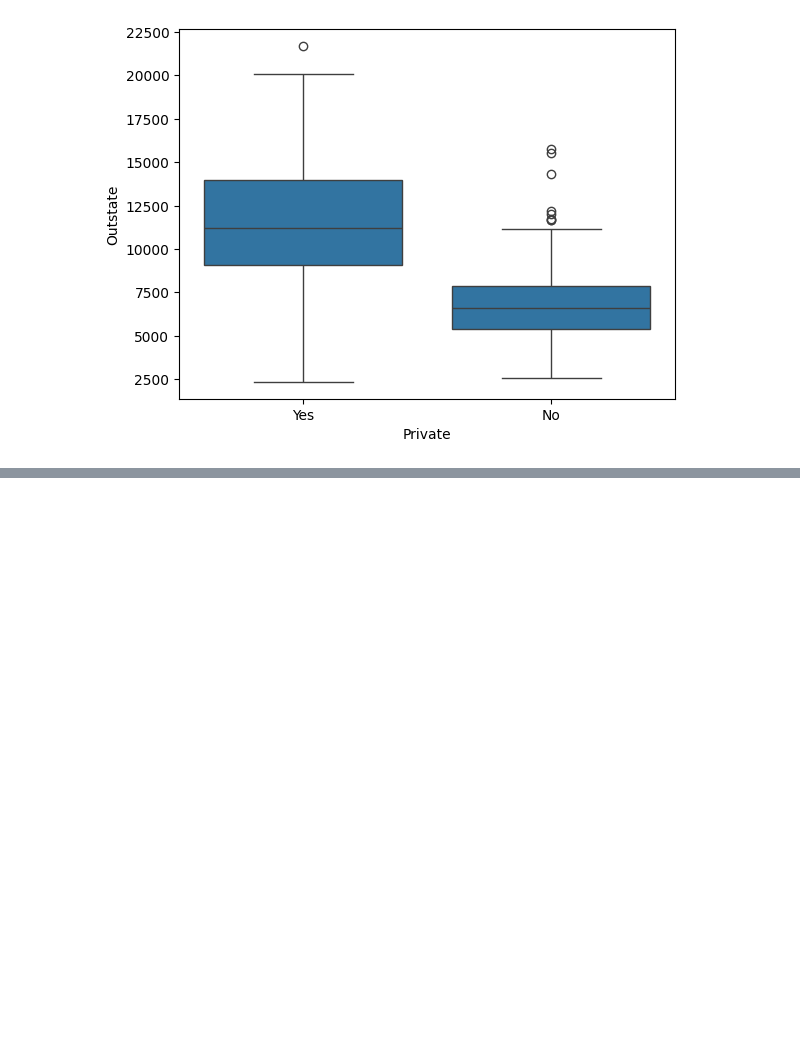
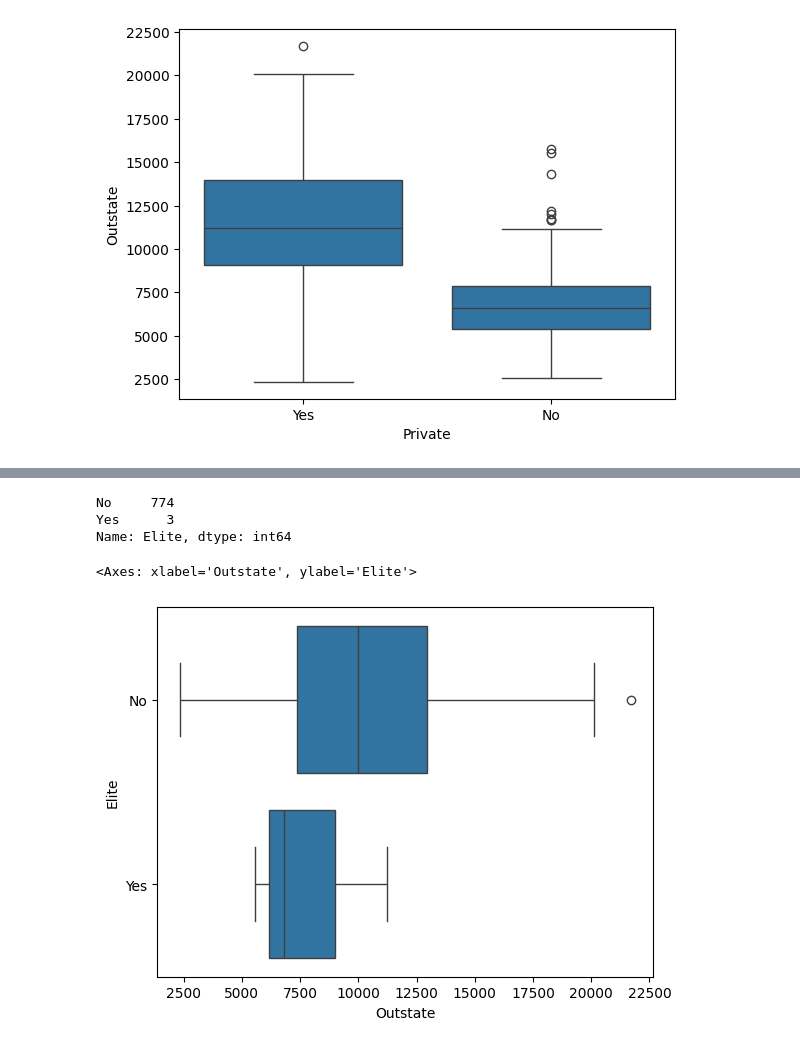
Before and after one commit to caoa0816/ISLP_labs, a Jupyter notebook: ch02/Ch02-exercise.ipynb, the cells around one changed output, grey strips where cells are left out. Drawn from its saved outputs; the diff is of its cells as text; code cells hidden in the pictures; blank space fills up the shorter version.

```diff
--- a/ch02/Ch02-exercise.ipynb
+++ b/ch02/Ch02-exercise.ipynb
@@ -71,0 +69,4 @@ TypeError: ufunc 'divide' not supported for the input types, and the inputs coul
+# %%
+college['Elite'] = pd.cut(college['Top10perc'], [0,0.5,1],labels=['No', 'Yes'])
+# %%
+college.fillna("No", inplace=True)
@@ -71,0 +82,11 @@ TypeError: ufunc 'divide' not supported for the input types, and the inputs coul
+# %%
+college['Elite'].value_counts()
+# %% [output]
+No     774
+Yes      3
+Name: Elite, dtype: int64
+# %%
+sns.boxplot(x=college['Outstate'], y=college['Elite'])
+# %% [output]
+<Axes: xlabel='Outstate', ylabel='Elite'>
+[figure, added]
```
Also changed, not shown: parts of 15 cells of this notebook.
